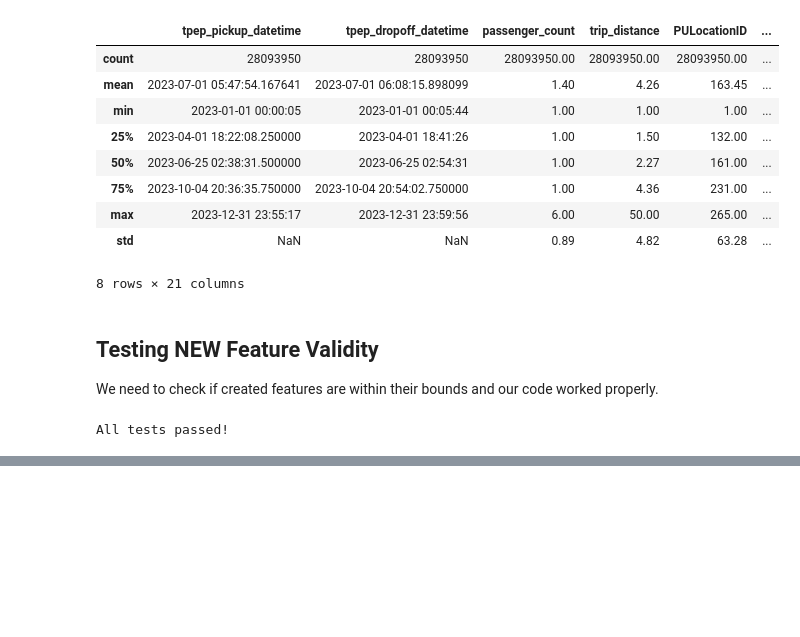
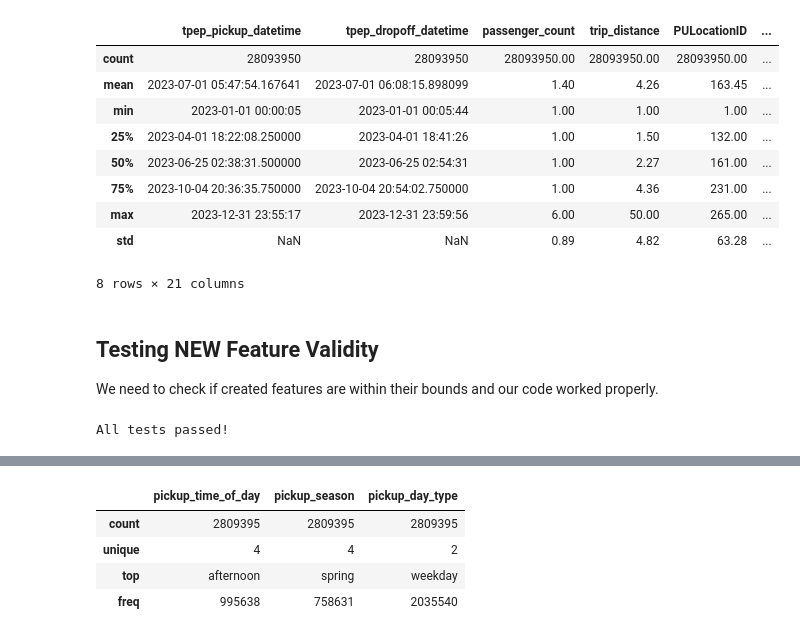
Before and after one commit to doli99/Advanced_Data_Analytics_Advanced_Programming_UNIL_MsCM_BA_Mariam_Dolidze_2024, a Jupyter notebook: 3. Feature_Engineering.ipynb, the cells around one changed output, grey strips where cells are left out. Cells and saved outputs as stored; diff of their text form; code cells hidden in the pictures; blank space fills up the shorter version.

```diff
--- a/3. Feature_Engineering.ipynb
+++ b/3. Feature_Engineering.ipynb
@@ -916,0 +935,10 @@ All tests passed!
+# %%
+categorical_columns = ['PULocationID', 'DOLocationID', 'payment_type', 'distance_bins', 'pickup_time_of_day', 'pickup_season', 'passenger_count_category', 'pickup_day_type', 'transaction_year', 'transaction_month', 'transaction_day', 'transaction_hour']
+descriptive_stats = sampled_df[categorical_columns].describe(include='object')
+descriptive_stats
+# %% [output]
+|  | pickup_time_of_day | pickup_season | pickup_day_type |
+| count | 2809395 | 2809395 | 2809395 |
+| unique | 4 | 4 | 2 |
+| top | afternoon | spring | weekday |
+| freq | 995638 | 758631 | 2035540 |
```
Also changed, not shown: parts of 36 cells of this notebook.
